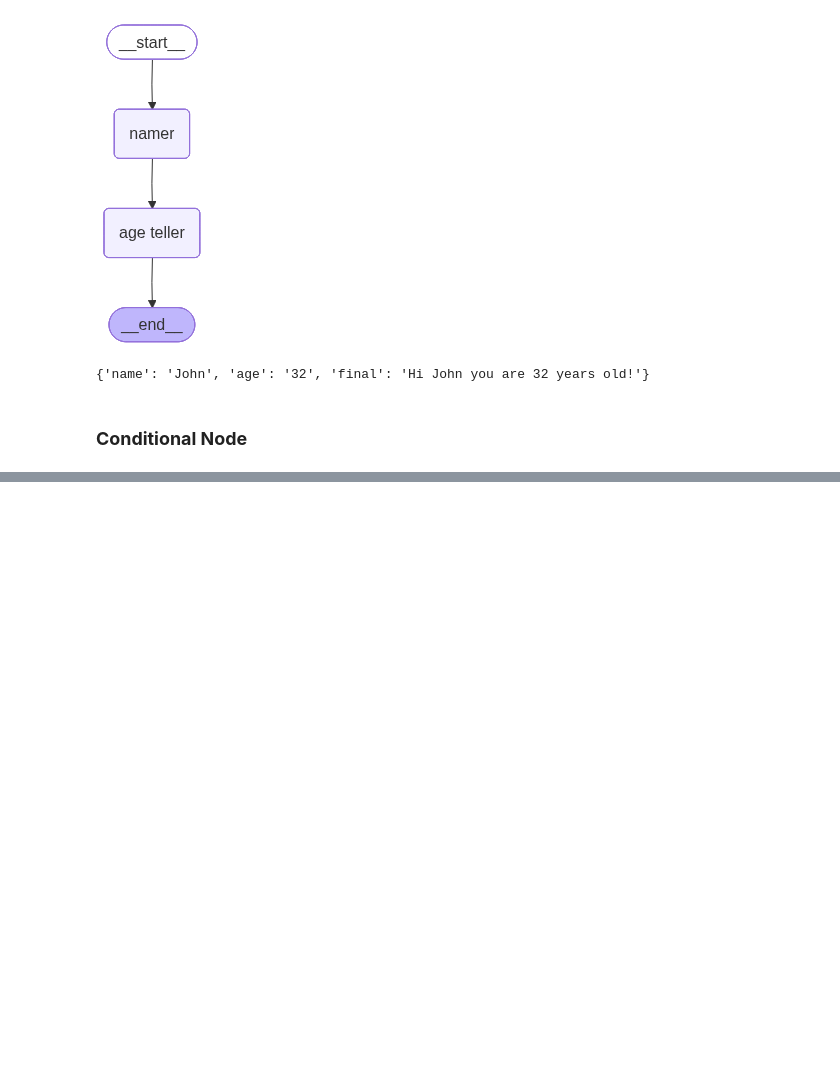
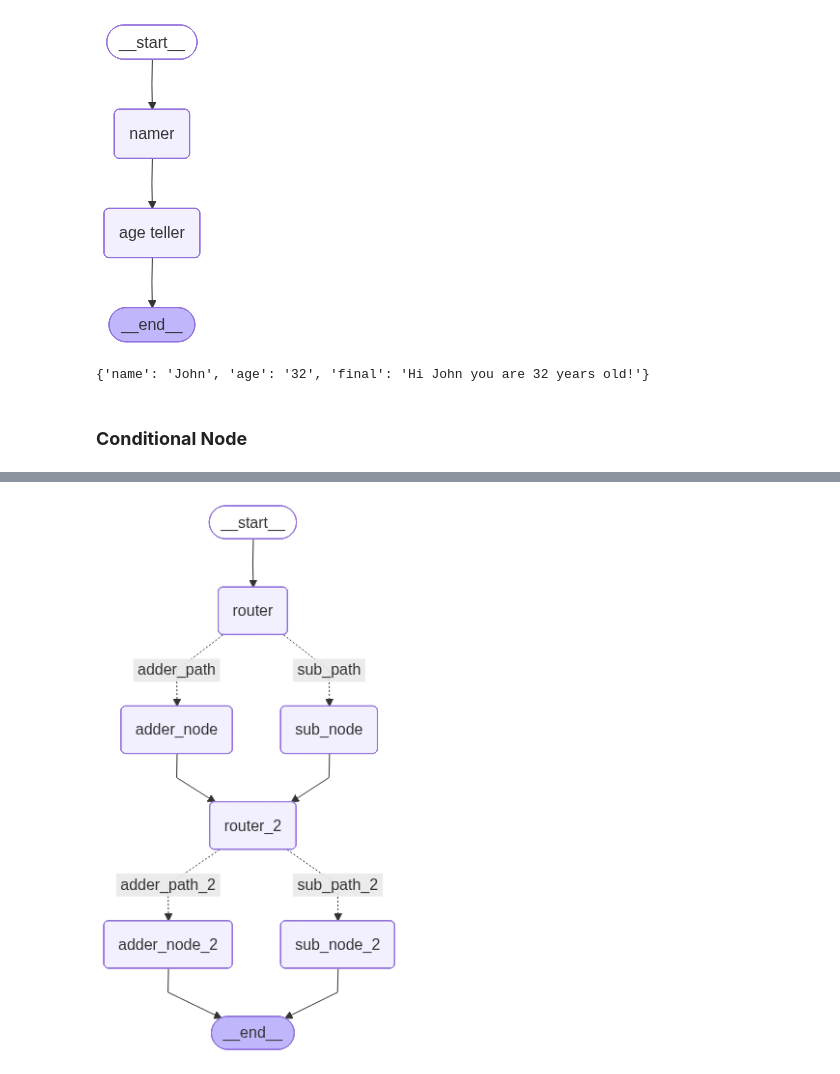
Before and after one commit to Harsh-Sharma-2002/Agent_base, a Jupyter notebook: main.ipynb, the cells around one changed output, grey strips where cells are left out. Cells and saved outputs as stored; diff of their text form; code cells hidden in the pictures; blank space fills up the shorter version.

```diff
--- a/main.ipynb
+++ b/main.ipynb
@@ -162,0 +189,75 @@ g_5.add_node("subtractor",sub)
+# %%
+class AgentState(TypedDict):
+    num_1: int
+    num_2: int
+    num_3: int
+    num_4: int
+    op_1: str
+    op_2: str
+    res_1: int
+    res_2: int
+    it: int
+
+def adder_1(state: AgentState) -> AgentState:
+    """
+    This node adds the two numbers
+    """
+    if not state["it"]:
+        state["res_1"] = state["num_1"] + state["num_2"]
+        state["it"] += 1
+    else:
+        state["res_2"] = state["num_3"] + state["num_4"]
+
+    return state
+
+def sub_1(state: AgentState) -> AgentState:
+    """
+    This node adds the two numbers
+    """
+    if not state["it"]:
+        state["res_1"] = state["num_1"] - state["num_2"]
+        state["it"] += 1
+    else:
+        state["res_2"] = state["num_3"] - state["num_4"]
+
+    return state
+
+def decide_next_node(state: AgentState) -> AgentState: # Returns edge names
+    if not state["it"]:
+        if state["op_1"] == "+":
+            return "adder_path"
+        elif state["op_1"] == "-":
+            return "sub_path"
+    else:
+        if state["op_2"] == "+":
+            return "adder_path_2"
+        elif state["op_2"] == "-":
+            return "sub_path_2"
+
+g_6 = StateGraph(AgentState)
+
+g_6.add_node("adder_node",adder_1)
+g_6.add_node("sub_node",sub_1)
+g_6.add_node("router",lambda state:state)
+g_6.add_node("adder_node_2",adder_1)
+g_6.add_node("sub_node_2",sub_1)
+g_6.add_node("router_2",lambda state:state)
+
+g_6.add_edge(START,"router")
+g_6.add_conditional_edges(source="router",
+                          path=decide_next_node,
+                          path_map={"adder_path":"adder_node","sub_path":"sub_node"}
+                        )
+g_6.add_edge("adder_node","router_2")
+g_6.add_edge("sub_node","router_2")
+g_6.add_conditional_edges(source="router_2",
+                          path=decide_next_node,
+                          path_map={"adder_path_2":"adder_node_2","sub_path_2":"sub_node_2"}
+                        )
+g_6.add_edge("adder_node_2",END)
+g_6.add_edge("sub_node_2",END)
+
+a_6 = g_6.compile()
+display(Image(a_6.get_graph().draw_mermaid_png()))
+# %% [output]
+[figure, added]
```
Also changed, not shown: parts of 5 cells of this notebook.
